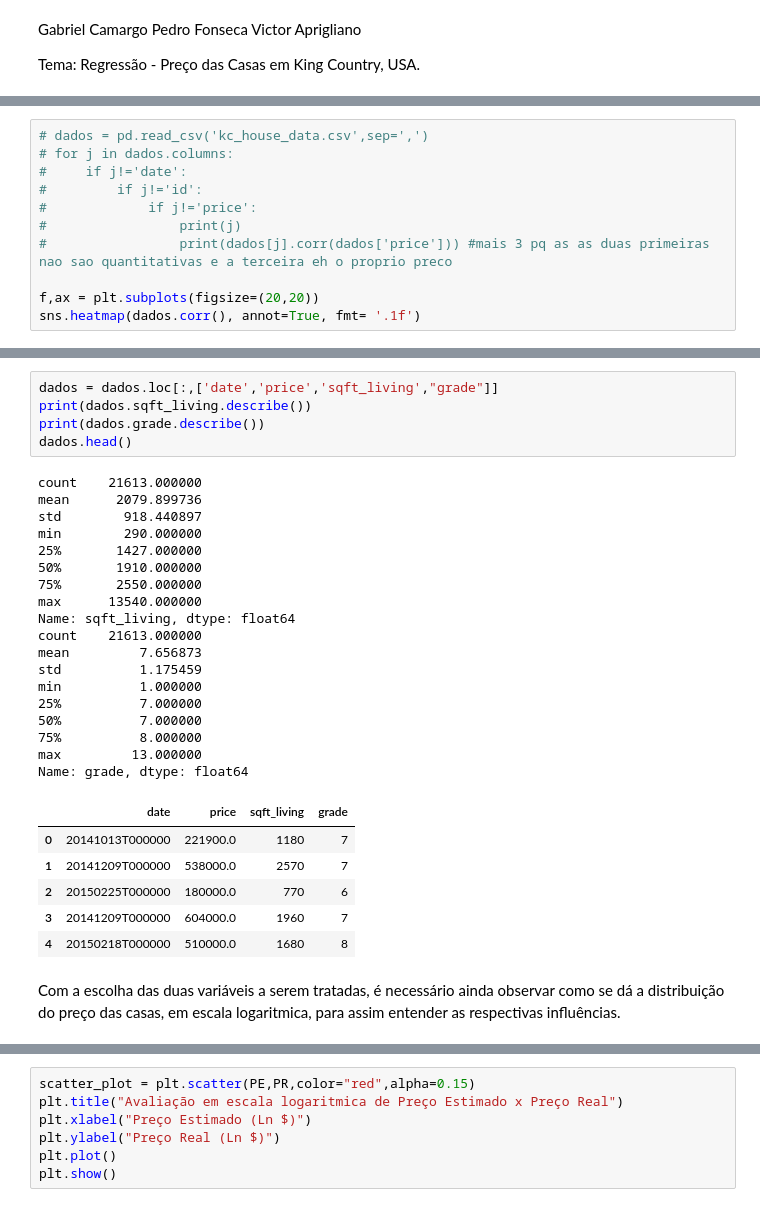
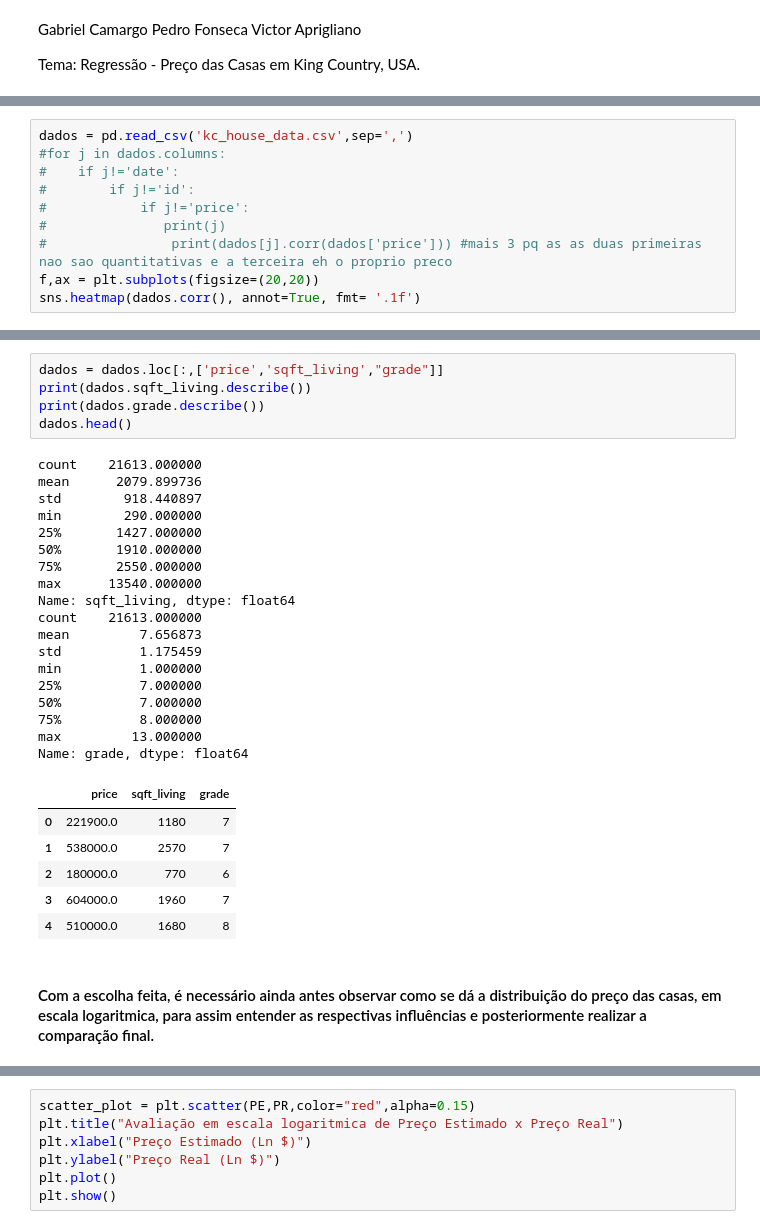
Before and after one commit to pedroarf/projeto3cd, a Jupyter notebook: projeto3-checkpoint.ipynb, the cells around one changed output, grey strips where cells are left out. Saved outputs shown, nothing was run; the diff lists cells and outputs as text.

```diff
--- a/projeto3-checkpoint.ipynb
+++ b/projeto3-checkpoint.ipynb
@@ -19,12 +26,11 @@ A partir do mapa de calor a seguir (T1), pode-se observar as variáveis e sua re
 # %%
-# dados = pd.read_csv('kc_house_data.csv',sep=',')
-# for j in dados.columns:
-#     if j!='date':
-#         if j!='id':
-#             if j!='price':
-#                 print(j)
-#                 print(dados[j].corr(dados['price'])) #mais 3 pq as as duas primeiras nao sao quantitativas e a terceira eh o proprio preco
-
+dados = pd.read_csv('kc_house_data.csv',sep=',')
+#for j in dados.columns:
+#    if j!='date':
+#        if j!='id':
+#            if j!='price':
+#               print(j)
+#                print(dados[j].corr(dados['price'])) #mais 3 pq as as duas primeiras nao sao quantitativas e a terceira eh o proprio preco
 f,ax = plt.subplots(figsize=(20,20))
 sns.heatmap(dados.corr(), annot=True, fmt= '.1f')
 # %% [output]
@@ -35,35 +41,35 @@ Para fins de estudo, foram escolhidas duas variáveis principais, sendo estas: "
 # %%
-dados = dados.loc[:,['date','price','sqft_living',"grade"]]
+dados = dados.loc[:,['price','sqft_living',"grade"]]
 print(dados.sqft_living.describe())
 print(dados.grade.describe())
 dados.head()
 # %% [output]
 count    21613.000000
 mean      2079.899736
 std        918.440897
 min        290.000000
 25%       1427.000000
 50%       1910.000000
 75%       2550.000000
 max      13540.000000
 Name: sqft_living, dtype: float64
 count    21613.000000
 mean         7.656873
 std          1.175459
 min          1.000000
 25%          7.000000
 50%          7.000000
 75%          8.000000
 max         13.000000
 Name: grade, dtype: float64
-|  | date | price | sqft_living | grade |
-| 0 | 20141013T000000 | 221900.0 | 1180 | 7 |
-| 1 | 20141209T000000 | 538000.0 | 2570 | 7 |
-| 2 | 20150225T000000 | 180000.0 | 770 | 6 |
-| 3 | 20141209T000000 | 604000.0 | 1960 | 7 |
-| 4 | 20150218T000000 | 510000.0 | 1680 | 8 |
+|  | price | sqft_living | grade |
+| 0 | 221900.0 | 1180 | 7 |
+| 1 | 538000.0 | 2570 | 7 |
+| 2 | 180000.0 | 770 | 6 |
+| 3 | 604000.0 | 1960 | 7 |
+| 4 | 510000.0 | 1680 | 8 |
 # %% [markdown]
-Com a escolha das duas variáveis a serem tratadas, é necessário ainda observar como se dá a distribuição do preço das casas, em escala logaritmica, para assim entender as respectivas influências.
+#### Com a escolha feita, é necessário ainda antes observar como se dá a distribuição do preço das casas, em escala logaritmica, para assim entender as respectivas influências e posteriormente realizar a comparação final.
 # %%
 fig = plt.figure(figsize=(11, 5))
 dados["lnprice"]=(np.log((dados.price)))/(np.log(math.e))
```
Also changed, not shown: parts of 14 cells of this notebook.
